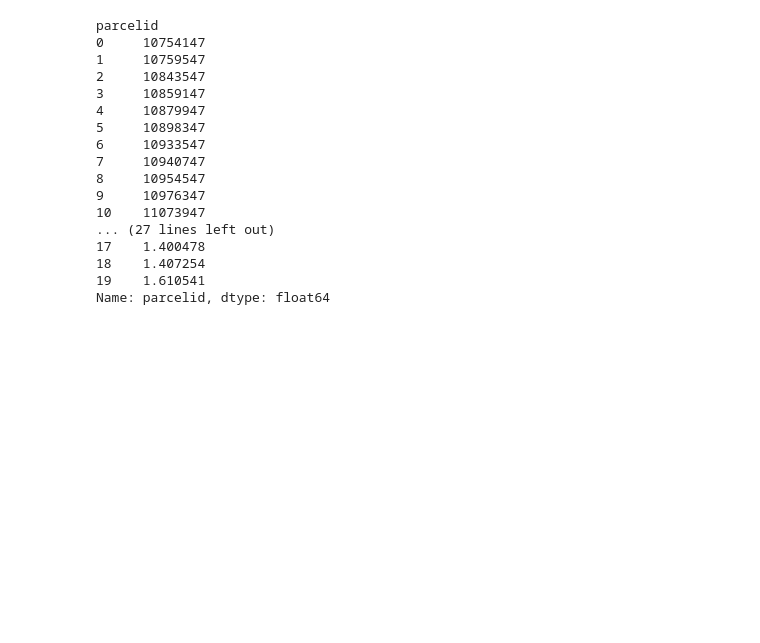
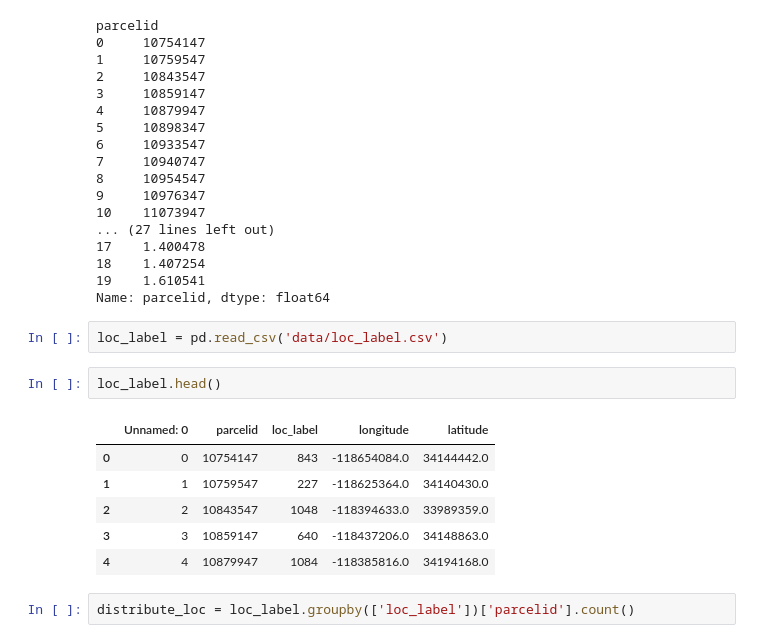
Before and after one commit to xiaol/zillow_prediction, a Jupyter notebook: eda.ipynb, the cells around one changed output. Drawn from its saved outputs; the diff is of its cells as text; blank space fills up the shorter version.

```diff
--- a/eda.ipynb
+++ b/eda.ipynb
@@ -73,3 +75,16 @@ parcelid
 18    1.407254
 19    1.610541
 Name: parcelid, dtype: float64
+# %%
+loc_label = pd.read_csv('data/loc_label.csv')
+# %%
+loc_label.head()
+# %% [output]
+|  | Unnamed: 0 | parcelid | loc_label | longitude | latitude |
+| 0 | 0 | 10754147 | 843 | -118654084.0 | 34144442.0 |
+| 1 | 1 | 10759547 | 227 | -118625364.0 | 34140430.0 |
+| 2 | 2 | 10843547 | 1048 | -118394633.0 | 33989359.0 |
+| 3 | 3 | 10859147 | 640 | -118437206.0 | 34148863.0 |
+| 4 | 4 | 10879947 | 1084 | -118385816.0 | 34194168.0 |
+# %%
+distribute_loc = loc_label.groupby(['loc_label'])['parcelid'].count()
```
Also changed, not shown: parts of 2 cells of this notebook, 2 other files.
